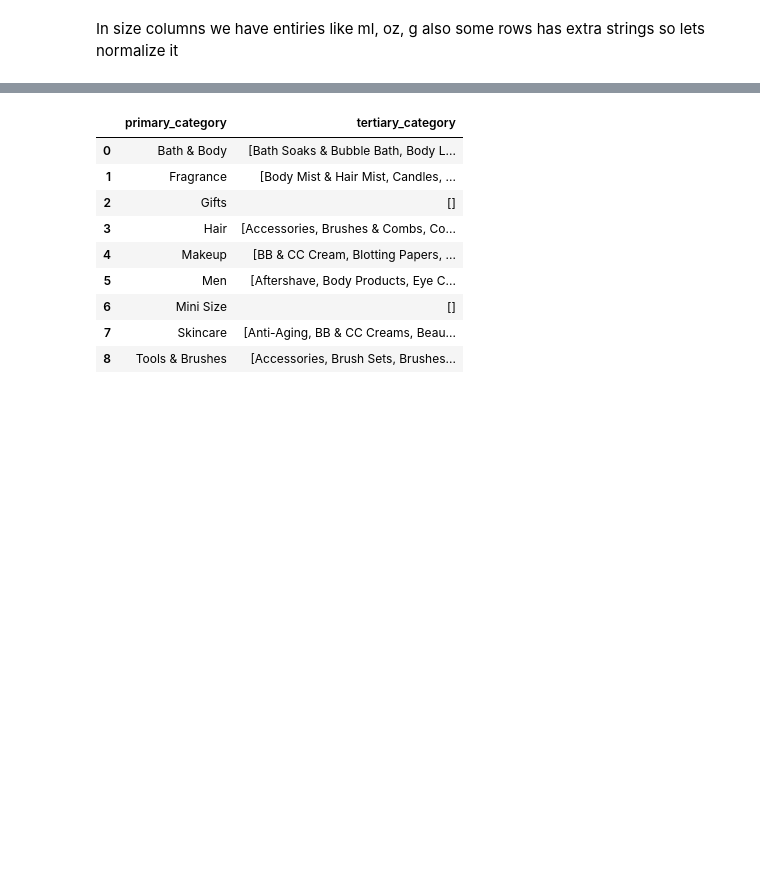
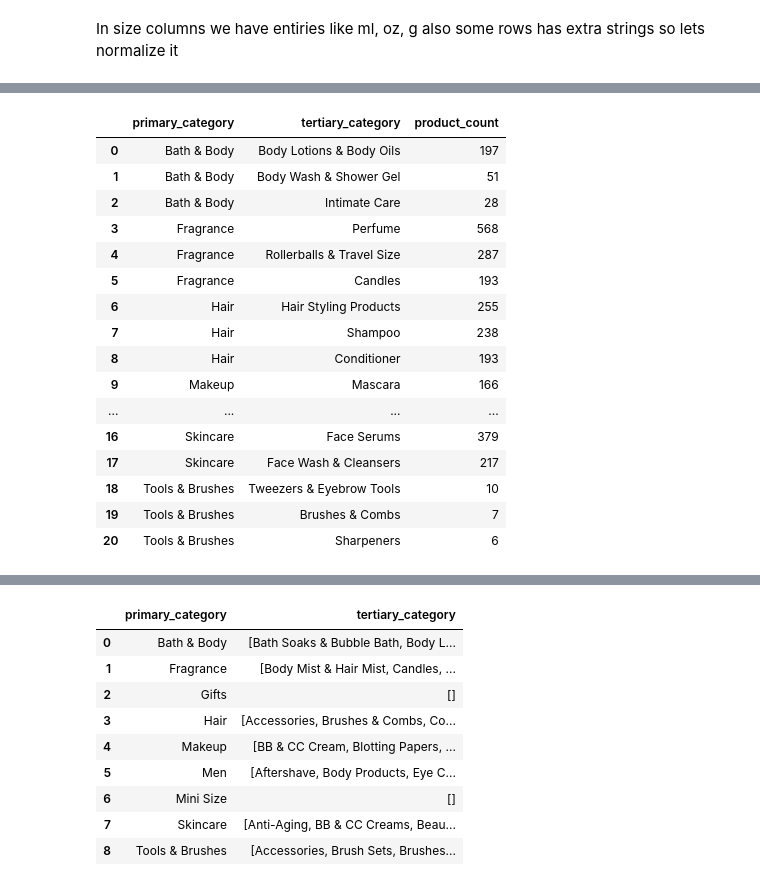
Before and after one commit to aakshatha02/sephora-product-analysis, a Jupyter notebook: sephora_product_analysis.ipynb, the cells around one changed output, grey strips where cells are left out. Cells and saved outputs as stored; diff of their text form; code cells hidden in the pictures; blank space fills up the shorter version.

```diff
--- a/sephora_product_analysis.ipynb
+++ b/sephora_product_analysis.ipynb
@@ -4,13 +5,16 @@
 # %%
 import pandas as pd
 import plotly.express as px
-#pd.set_option('display.max_colwidth', None)
-pd.set_option('display.width', None)
 import seaborn as sns
 import matplotlib.pyplot as plt
 import missingno as msno
 import numpy as np
 import re
+import plotly.express as px
+import plotly.io as pio
+from IPython.display import Image, display
+import warnings
+warnings.filterwarnings('ignore')
 # %%
 sephora_products_df = pd.read_csv('/Volumes/workspace/sephora/product_info/product_info.csv')
 sephora_products_df.head(2)
@@ -127,3 +131,31 @@ df_size = df[df['ingredients'].isna()]
 df_size
 # %% [output]
 |  | product_name | brand_name | rating | reviews | size_ml | ingredients | price_usd | sephora_exclusive | ... |
+# %%
+df_category = (df.groupby(['primary_category','tertiary_category'], as_index=False)
+               .agg({'product_name': 'count'})
+               .rename(columns={'product_name': 'product_count'})
+               .sort_values(['primary_category','product_count'], ascending=[True,False] ))
+
+df_category = (df_category.groupby("primary_category")
+               .head(3)
+               .reset_index(drop=True))
+df_category
+# %% [output]
+|  | primary_category | tertiary_category | product_count |
+| 0 | Bath & Body | Body Lotions & Body Oils | 197 |
+| 1 | Bath & Body | Body Wash & Shower Gel | 51 |
+| 2 | Bath & Body | Intimate Care | 28 |
+| 3 | Fragrance | Perfume | 568 |
+| 4 | Fragrance | Rollerballs & Travel Size | 287 |
+| 5 | Fragrance | Candles | 193 |
+| 6 | Hair | Hair Styling Products | 255 |
+| 7 | Hair | Shampoo | 238 |
+| 8 | Hair | Conditioner | 193 |
+| 9 | Makeup | Mascara | 166 |
+| ... | ... | ... | ... |
+| 16 | Skincare | Face Serums | 379 |
+| 17 | Skincare | Face Wash & Cleansers | 217 |
+| 18 | Tools & Brushes | Tweezers & Eyebrow Tools | 10 |
+| 19 | Tools & Brushes | Brushes & Combs | 7 |
+| 20 | Tools & Brushes | Sharpeners | 6 |
```
Also changed, not shown: parts of 5 cells of this notebook.
